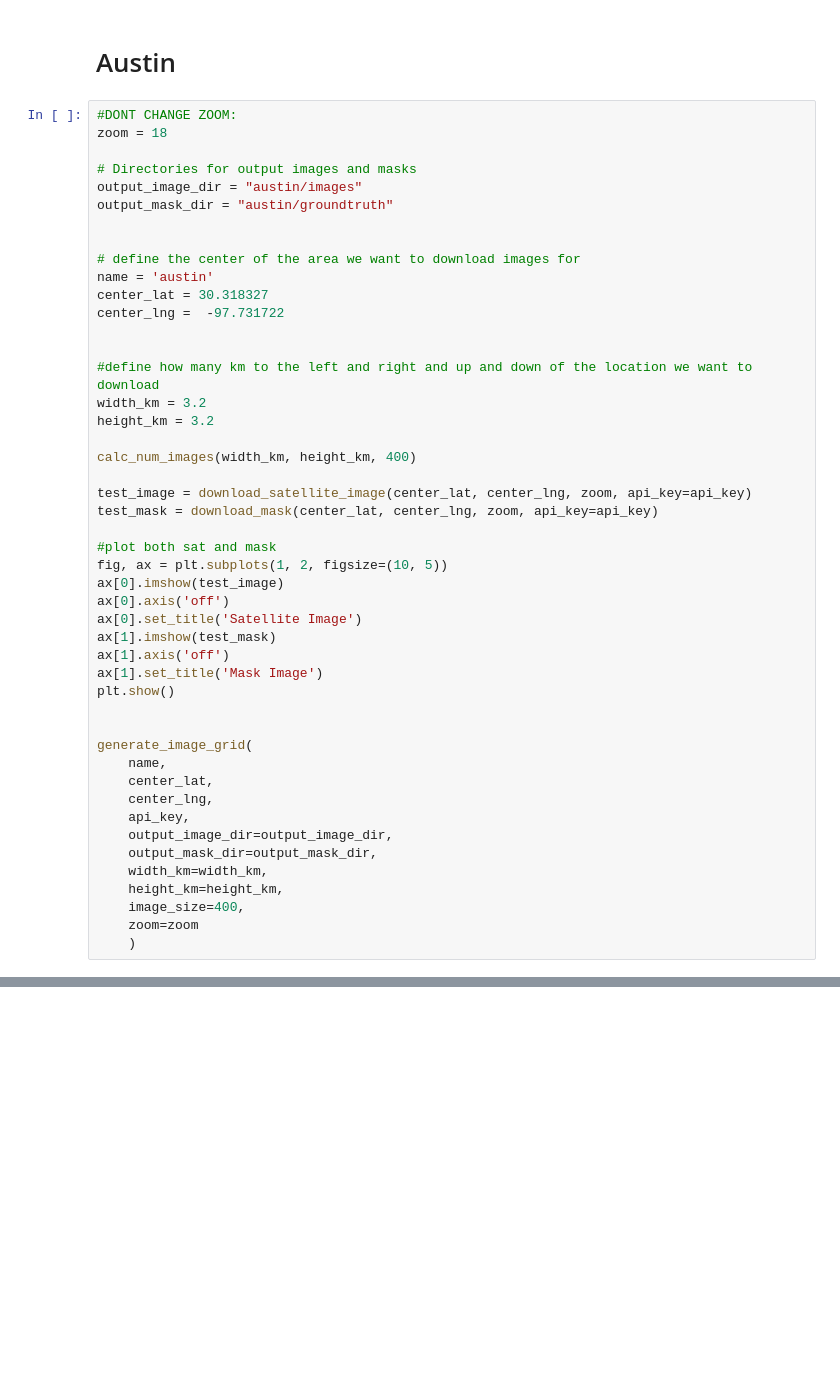
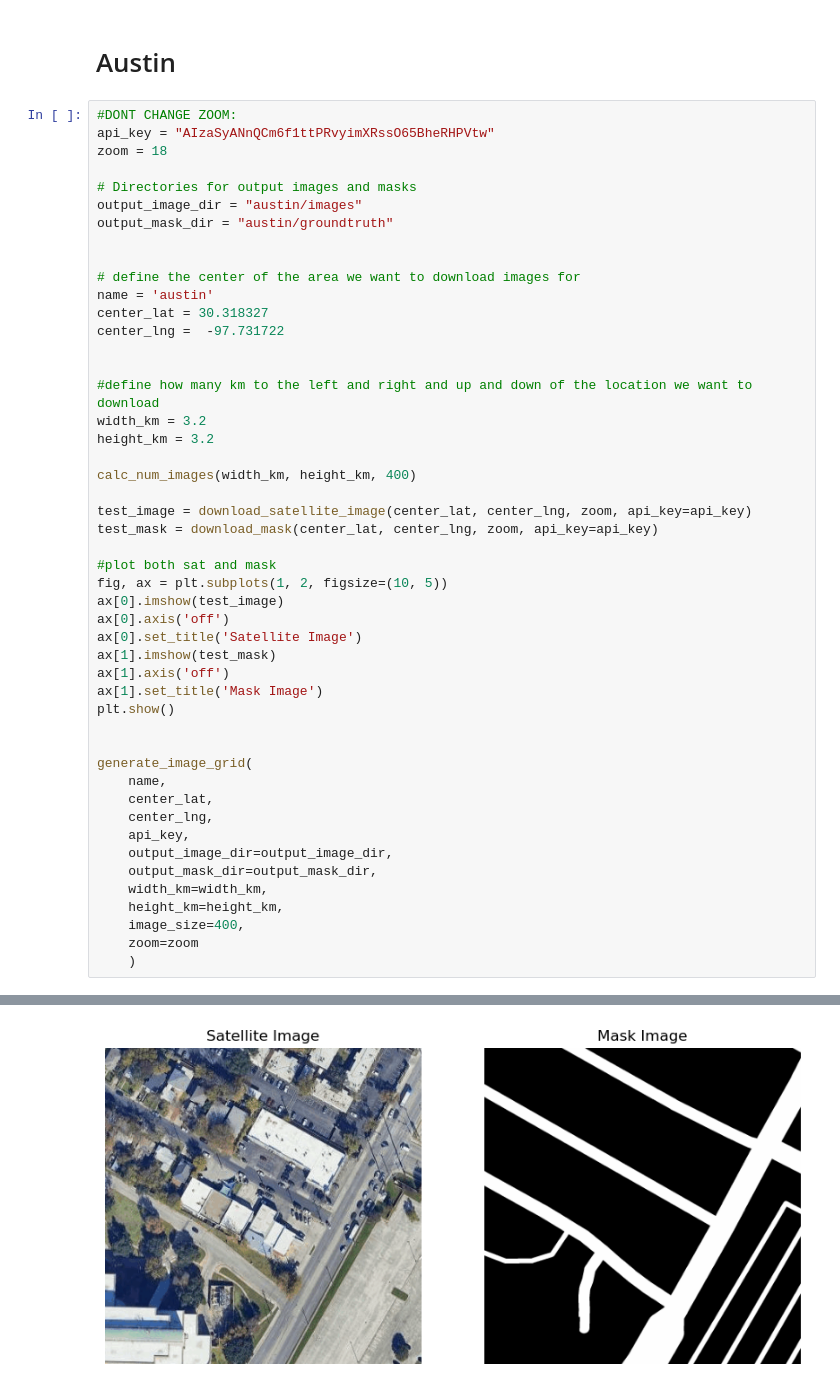
Before and after one commit to janulm/eth-cil-road-segmentation, a Jupyter notebook: data/generate_data.ipynb, the cells around one changed output, grey strips where cells are left out. Cells and saved outputs as stored; diff of their text form; blank space fills up the shorter version.

```diff
--- a/data/generate_data.ipynb
+++ b/data/generate_data.ipynb
@@ -380,6 +380,7 @@ NameError: name 'calc_num_images' is not defined
 # Austin
 # %%
 #DONT CHANGE ZOOM:
+api_key = "AIzaSyANnQCm6f1ttPRvyimXRssO65BheRHPVtw"
 zoom = 18
 
 # Directories for output images and masks
@@ -400,30 +401,31 @@ height_km = 3.2
 calc_num_images(width_km, height_km, 400)
 
 test_image = download_satellite_image(center_lat, center_lng, zoom, api_key=api_key)
 test_mask = download_mask(center_lat, center_lng, zoom, api_key=api_key)
 
 #plot both sat and mask
 fig, ax = plt.subplots(1, 2, figsize=(10, 5))
 ax[0].imshow(test_image)
 ax[0].axis('off')
 ax[0].set_title('Satellite Image')
 ax[1].imshow(test_mask)
 ax[1].axis('off')
 ax[1].set_title('Mask Image')
 plt.show()
 
 
 generate_image_grid(
     name,
     center_lat,
     center_lng,
     api_key,
     output_image_dir=output_image_dir,
     output_mask_dir=output_mask_dir,
     width_km=width_km,
     height_km=height_km,
     image_size=400,
     zoom=zoom
     )
 # %% [output]
 Total number of images: 1369
+[figure, added]
```
Also changed, not shown: parts of 1 cell of this notebook.
